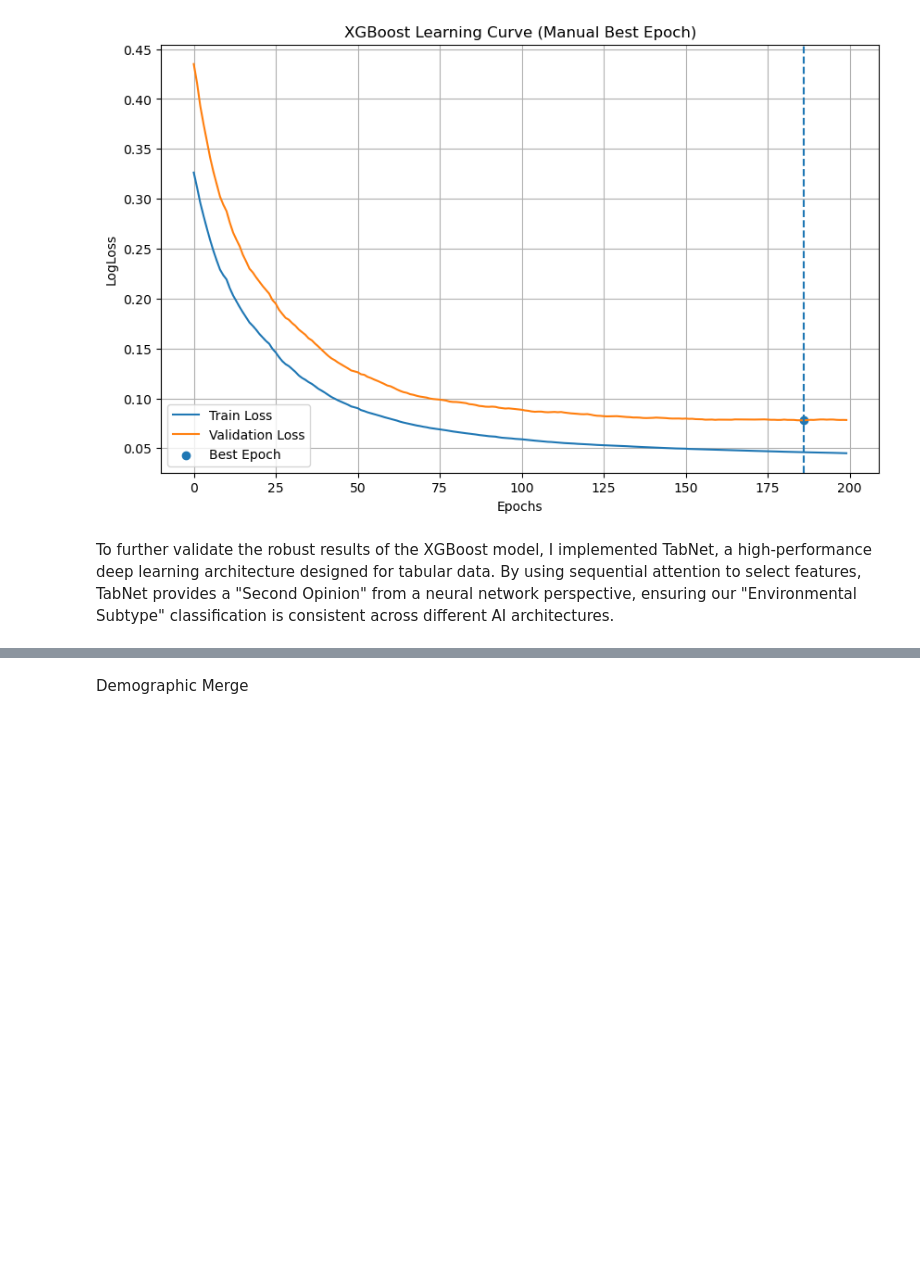
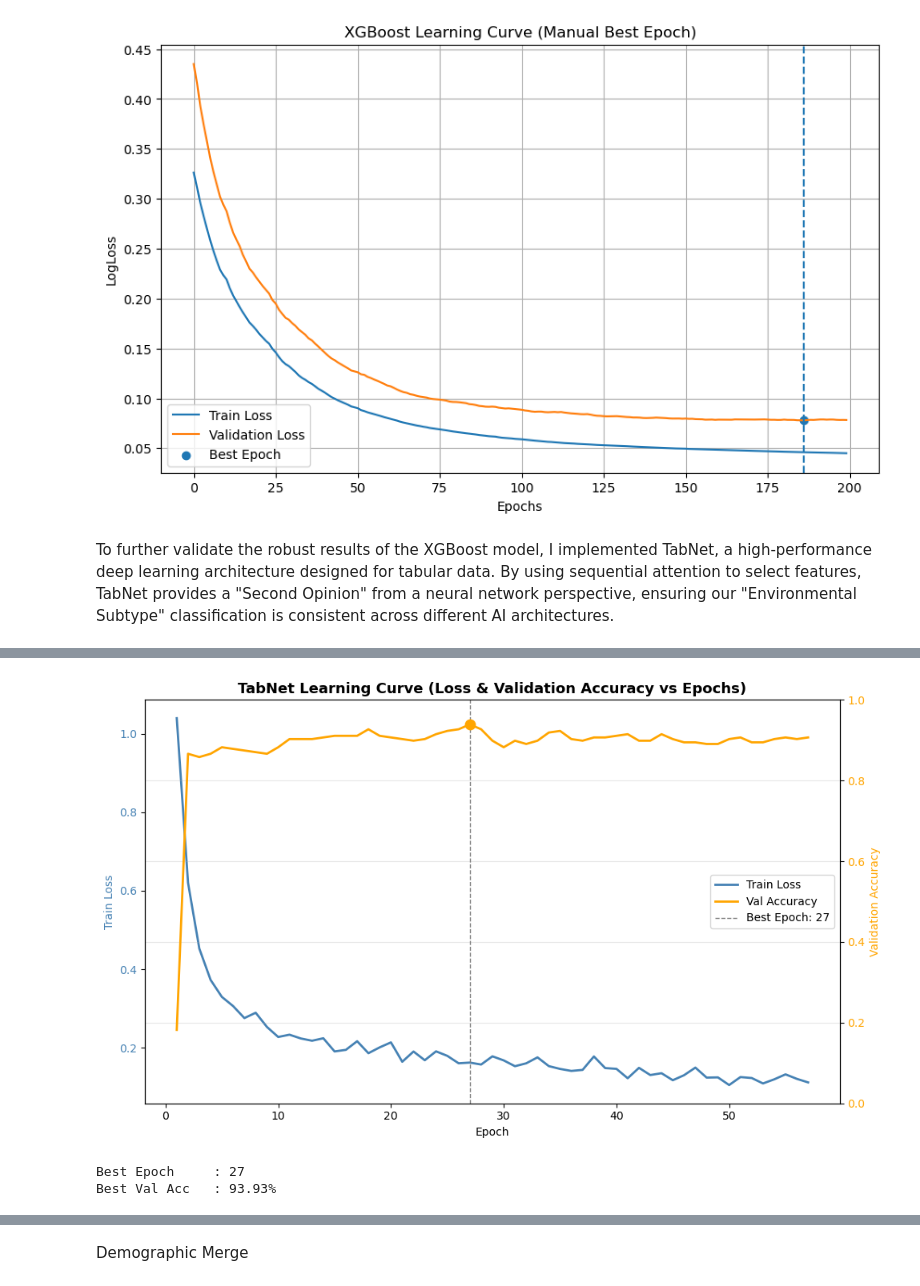
Before and after one commit to riya-bhatta092/PCOS-Phenotypes, a Jupyter notebook: Final_project.ipynb, the cells around one changed output, grey strips where cells are left out. Drawn from its saved outputs; the diff is of its cells as text; code cells hidden in the pictures; blank space fills up the shorter version.

```diff
--- a/Final_project.ipynb
+++ b/Final_project.ipynb
@@ -1061,7 +1149,7 @@ except ImportError:
 # Define and train model
 tabnet_model = TabNetClassifier(
     optimizer_fn=torch.optim.Adam,
-    optimizer_params=dict(lr=1e-3),
+    optimizer_params=dict(lr=1e-2),
     mask_type='sparsemax',
     scheduler_fn=torch.optim.lr_scheduler.StepLR,
     scheduler_params={"step_size": 20, "gamma": 0.9},
@@ -1110 +1198,49 @@ TABNET ACCURACY: 86.23%  (best epoch: 20)
 ========================================
+# %%
+## TabNet Learning Curve — Dual Axis Fix
+train_loss = tabnet_model.history['loss']
+val_acc    = tabnet_model.history['test_accuracy']
+epochs     = range(1, len(val_acc) + 1)
+
+best_epoch_tab = val_acc.index(max(val_acc)) + 1
+best_score_tab = max(val_acc)
+
+fig, ax1 = plt.subplots(figsize=(10, 6))
+
+# Left axis: Train Loss
+color_loss = 'steelblue'
+ax1.set_xlabel('Epoch')
+ax1.set_ylabel('Train Loss', color=color_loss)
+ax1.plot(epochs, train_loss, color=color_loss, label='Train Loss', linewidth=2)
+ax1.tick_params(axis='y', labelcolor=color_loss)
+
+# Right axis: Val Accuracy
+ax2 = ax1.twinx()
+color_acc = 'orange'
+ax2.set_ylabel('Validation Accuracy', color=color_acc)
+ax2.plot(epochs, val_acc, color=color_acc, label='Val Accuracy', linewidth=2)
+ax2.tick_params(axis='y', labelcolor=color_acc)
+ax2.set_ylim(0, 1)  # accuracy always 0–1
+
+#  Best epoch marker
+ax2.axvline(x=best_epoch_tab, linestyle='--', color='gray', linewidth=1, label=f'Best Epoch: {best_epoch_tab}')
+ax2.scatter(best_epoch_tab, best_score_tab, color=color_acc, zorder=5, s=80)
+
+# Legend (combine both axes)
+lines1, labels1 = ax1.get_legend_handles_labels()
+lines2, labels2 = ax2.get_legend_handles_labels()
+ax1.legend(lines1 + lines2, labels1 + labels2, loc='center right')
+
+plt.title('TabNet Learning Curve (Loss & Validation Accuracy vs Epochs)',
+          fontsize=13, fontweight='bold')
+plt.grid(True, alpha=0.3)
+plt.tight_layout()
+plt.savefig('tabnet_learning_curve.png', dpi=300, bbox_inches='tight')
+plt.show()
+
+print(f"Best Epoch     : {best_epoch_tab}")
+print(f"Best Val Acc   : {best_score_tab:.2%}")
+# %% [output]
+[figure, added]
+Best Epoch     : 27
+Best Val Acc   : 93.93%
```
Also changed, not shown: parts of 22 cells of this notebook.
